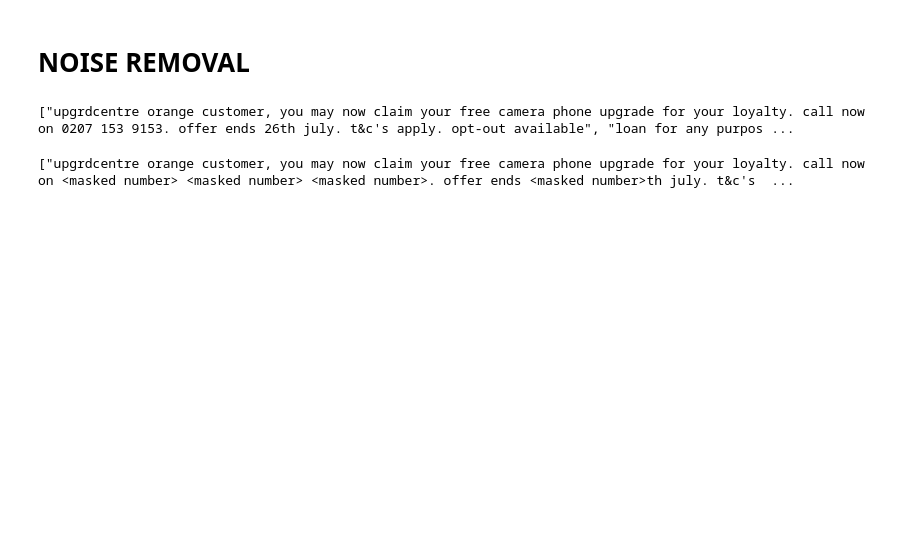
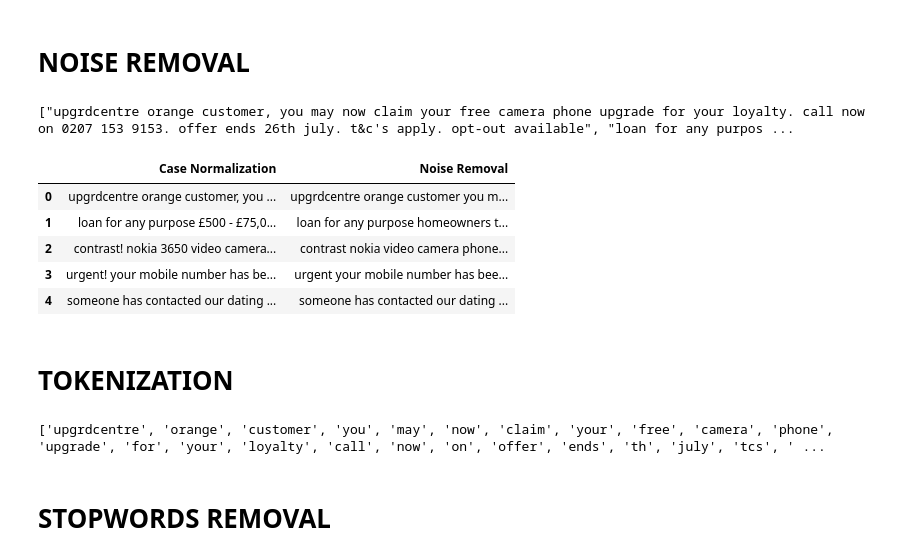
Before and after one commit to Dev-IA-P5-2027/lucas.fandinoperez, a Jupyter notebook: NLP/rapport_final/NLP_codingexercice_lucasFP.ipynb, the cells around one changed output. Cells and saved outputs as stored; diff of their text form; code cells hidden in the pictures; blank space fills up the shorter version.

```diff
--- a/NLP/rapport_final/NLP_codingexercice_lucasFP.ipynb
+++ b/NLP/rapport_final/NLP_codingexercice_lucasFP.ipynb
@@ -191,17 +196,17 @@ print(text)
 # %% [markdown]
 # NOISE REMOVAL
 # %%
-### Noise Removal (Removing numbers/digits, Punctuation & Special Characters, Handling double whitespace from text, and Removal of URLs)
+# Noise Removal (Removing numbers/digits, Punctuation & Special Characters,
+# Handling double whitespace from text, and Removal of URLs)
 
-# removal of URLs
+# --- Removal of URLs ---
 import re
-
 
 combined_url_pattern = re.compile(r'https?://\S+|www\.\S+')
 
 def remove_urls(text_list):
-
-    return [combined_url_pattern.sub('<weblink>', message) for message in text_list]
+    # On supprime entièrement les URLs (comme dans l'exemple de l'énoncé)
+    return [combined_url_pattern.sub(' ', message) for message in text_list]
 
 # Application
 text = remove_urls(text)
@@ -210,14 +215,63 @@ print(text)
 # %% [output]
 ["upgrdcentre orange customer, you may now claim your free camera phone upgrade for your loyalty. call now on 0207 153 9153. offer ends 26th july. t&c's apply. opt-out available", "loan for any purpos ...
 # %%
-# removing numbers or digits
+# Removing numbers / digits
 
 def remove_numbers(text_list):
-
-    return [re.sub(r'\d+', '<masked number>', message) for message in text_list]
+    # On supprime les chiffres (les lettres collées restent : "26th" -> "th")
+    return [re.sub(r'\d+', '', message) for message in text_list]
 # %%
 text = remove_numbers(text)
-# %%
-print(text)
-# %% [output]
-["upgrdcentre orange customer, you may now claim your free camera phone upgrade for your loyalty. call now on <masked number> <masked number> <masked number>. offer ends <masked number>th july. t&c's  ...
+# %%
+# Removing Punctuation & Special Characters
+import string
+
+def remove_punctuation(text_list):
+    # On garde uniquement les lettres et les espaces.
+    # Ainsi "t&c's" -> "tcs", "opt-out" -> "optout" (comme dans l'exemple)
+    return [re.sub(r'[^a-z\s]', '', message) for message in text_list]
+
+text = remove_punctuation(text)
+
+
+# Handling double / multiple whitespace
+def remove_extra_whitespace(text_list):
+    # On remplace toute suite d'espaces par un seul, puis on enlève les bords.
+    return [re.sub(r'\s+', ' ', message).strip() for message in text_list]
+
+text = remove_extra_whitespace(text)
+
+# Le texte est maintenant entièrement nettoyé -> on sauvegarde la colonne "Noise Removal"
+df["Noise Removal"] = list(text)
+df[["Case Normalization", "Noise Removal"]].head()
+# %% [output]
+|  | Case Normalization | Noise Removal |
+| 0 | upgrdcentre orange customer, you ... | upgrdcentre orange customer you m... |
+| 1 | loan for any purpose £500 - £75,0... | loan for any purpose homeowners t... |
+| 2 | contrast! nokia 3650 video camera... | contrast nokia video camera phone... |
+| 3 | urgent! your mobile number has be... | urgent your mobile number has bee... |
+| 4 | someone has contacted our dating ... | someone has contacted our dating ... |
+# %% [markdown]
+# TOKENIZATION
+# %%
+# Tokenization : on découpe chaque message nettoyé en une liste de mots (tokens)
+from nltk.tokenize import word_tokenize
+
+# Les versions récentes de NLTK utilisent le modèle "punkt_tab"
+try:
+    nltk.data.find("tokenizers/punkt_tab")
+except LookupError:
+    nltk.download("punkt_tab")
+
+def tokenize(text_list):
+    return [word_tokenize(message) for message in text_list]
+
+tokens = tokenize(text)
+
+# On sauvegarde la liste de tokens dans la colonne "Tokenization"
+df["Tokenization"] = tokens
+print(tokens[0])
+# %% [output]
+['upgrdcentre', 'orange', 'customer', 'you', 'may', 'now', 'claim', 'your', 'free', 'camera', 'phone', 'upgrade', 'for', 'your', 'loyalty', 'call', 'now', 'on', 'offer', 'ends', 'th', 'july', 'tcs', ' ...
+# %% [markdown]
+# STOPWORDS REMOVAL
```
Also changed, not shown: parts of 10 cells of this notebook.
